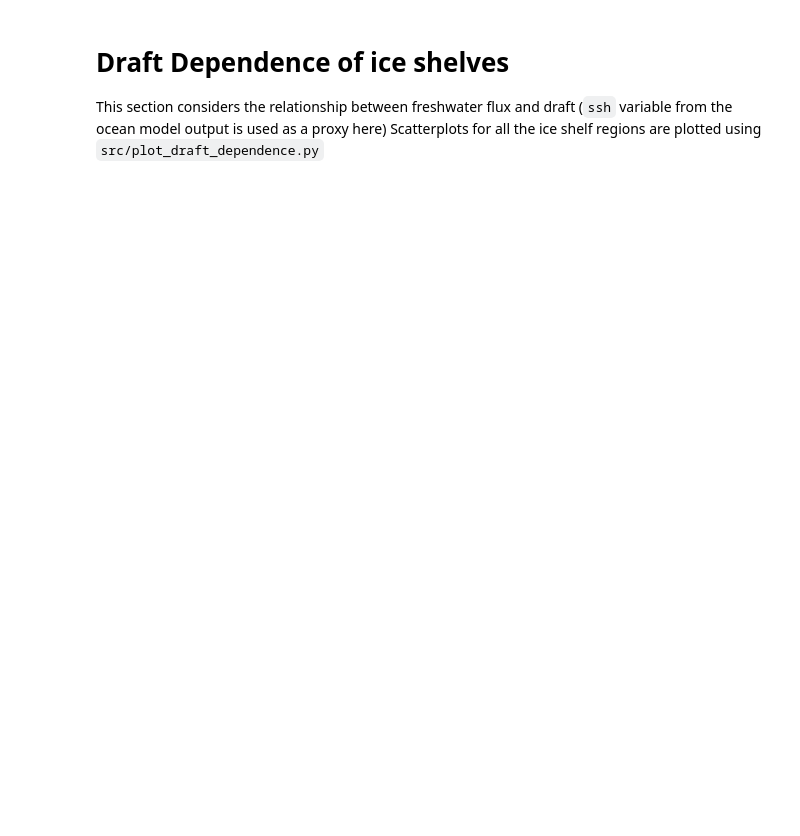
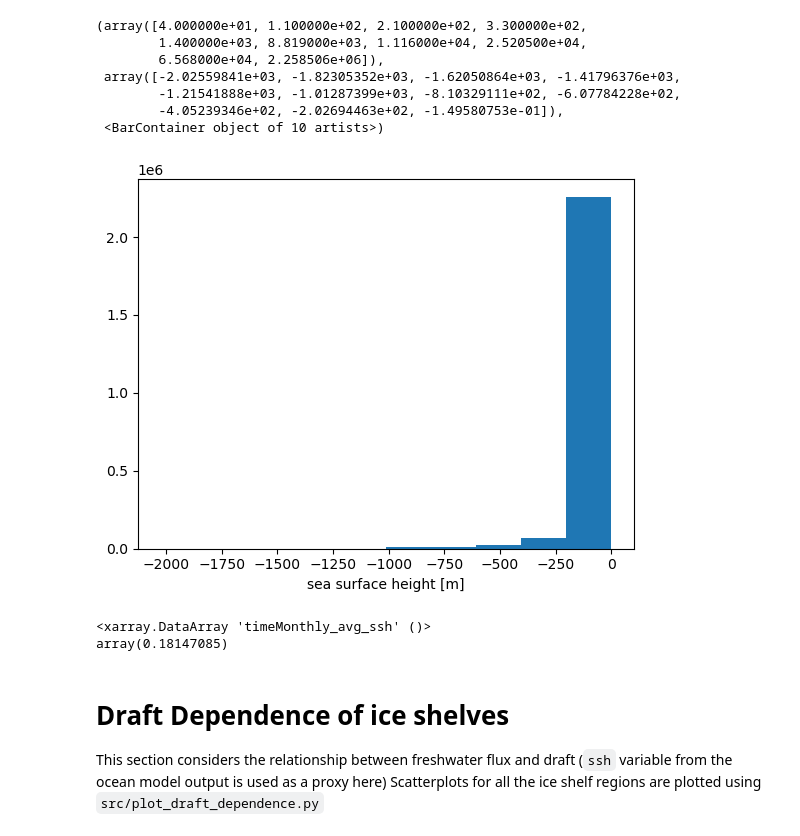
Before and after one commit to mshiv/AISLENS, a Jupyter notebook: notebooks/02-sm-AIS-basal-melt-ocean-model-output-analysis.ipynb, the cells around one changed output. Saved outputs shown, nothing was run; the diff lists cells and outputs as text; code cells hidden in the pictures; blank space fills up the shorter version.

```diff
--- a/notebooks/02-sm-AIS-basal-melt-ocean-model-output-analysis.ipynb
+++ b/notebooks/02-sm-AIS-basal-melt-ocean-model-output-analysis.ipynb
@@ -72,3 +84,19 @@ sorrmv21_raw = xr.open_dataset('/Users/smurugan9/research/aislens/aislens_emulat
+# %%
+SORRMv21_draft[500:510].where().plot()
+# %% [output]
+(array([4.000000e+01, 1.100000e+02, 2.100000e+02, 3.300000e+02,
+        1.400000e+03, 8.819000e+03, 1.116000e+04, 2.520500e+04,
+        6.568000e+04, 2.258506e+06]),
+ array([-2.02559841e+03, -1.82305352e+03, -1.62050864e+03, -1.41796376e+03,
+        -1.21541888e+03, -1.01287399e+03, -8.10329111e+02, -6.07784228e+02,
+        -4.05239346e+02, -2.02694463e+02, -1.49580753e-01]),
+ <BarContainer object of 10 artists>)
+[figure, added]
+# %%
+np.max(SORRMv21_draft).compute()
+# %% [output]
+<xarray.DataArray 'timeMonthly_avg_ssh' ()>
+array(0.18147085)
 # %%
 SORRMv21_flux.max().compute()
 # %%
```
Also changed, not shown: parts of 3 cells of this notebook.
